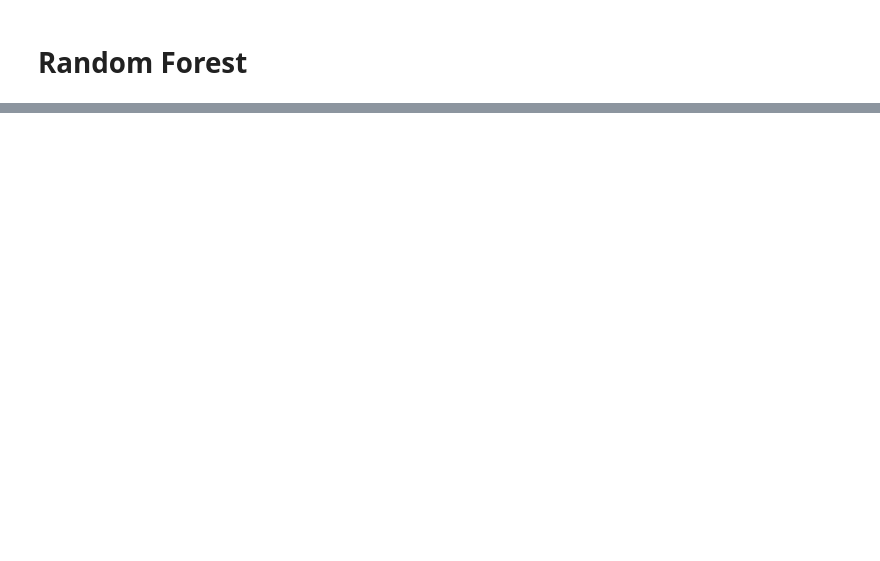
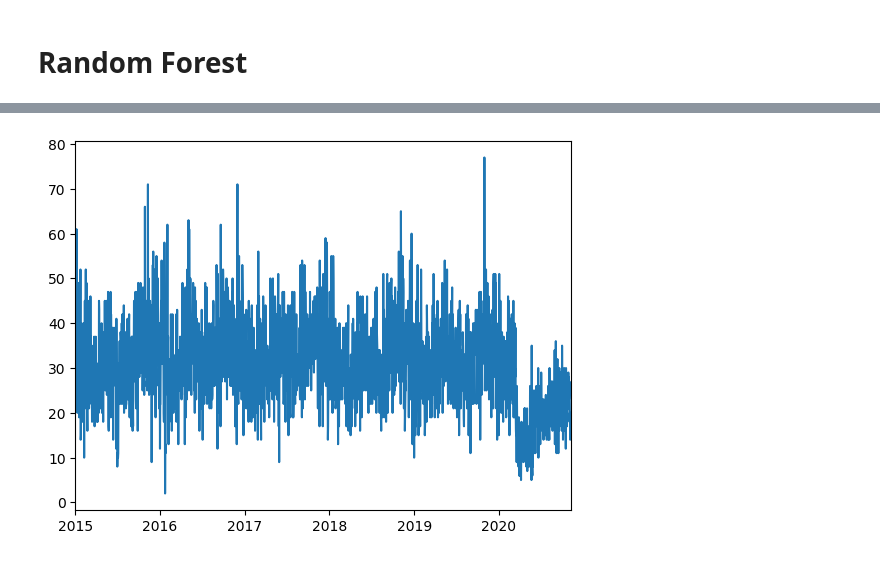
Before and after one commit to mnerolu/Data205, a Jupyter notebook: MODELING_updated.ipynb, the cells around one changed output, grey strips where cells are left out. Saved outputs shown, nothing was run; the diff lists cells and outputs as text; code cells hidden in the pictures; blank space fills up the shorter version.

```diff
--- a/MODELING_updated.ipynb
+++ b/MODELING_updated.ipynb
@@ -381,0 +746,14 @@ weighted avg   0.592213  0.599822  0.542422    224395
+# %%
+CRI_timeseries=CRI_final.copy()
+#CRI_timeseries['date'] = CRI_timeseries['date'].astype(str)
+CRI_timeseries['date'] = pd.to_datetime(CRI_timeseries['date'])
+#CRI_timeseries_columns=CRI_timeseries[['']]
+#dates = pd.DatetimeIndex([parse(d).strftime('%Y-%m-01') for d in CRI_timeseries['date']])
+CRI_timeseries=CRI_timeseries.set_index('date')
+# %%
+plt.rcdefaults()
+crashes_per_day=CRI_timeseries['crash'].groupby(CRI_timeseries.index.date).sum()
+crashes_per_day.plot()
+plt.show()
+# %% [output]
+[figure, added]
```
Also changed, not shown: parts of 64 cells of this notebook.
